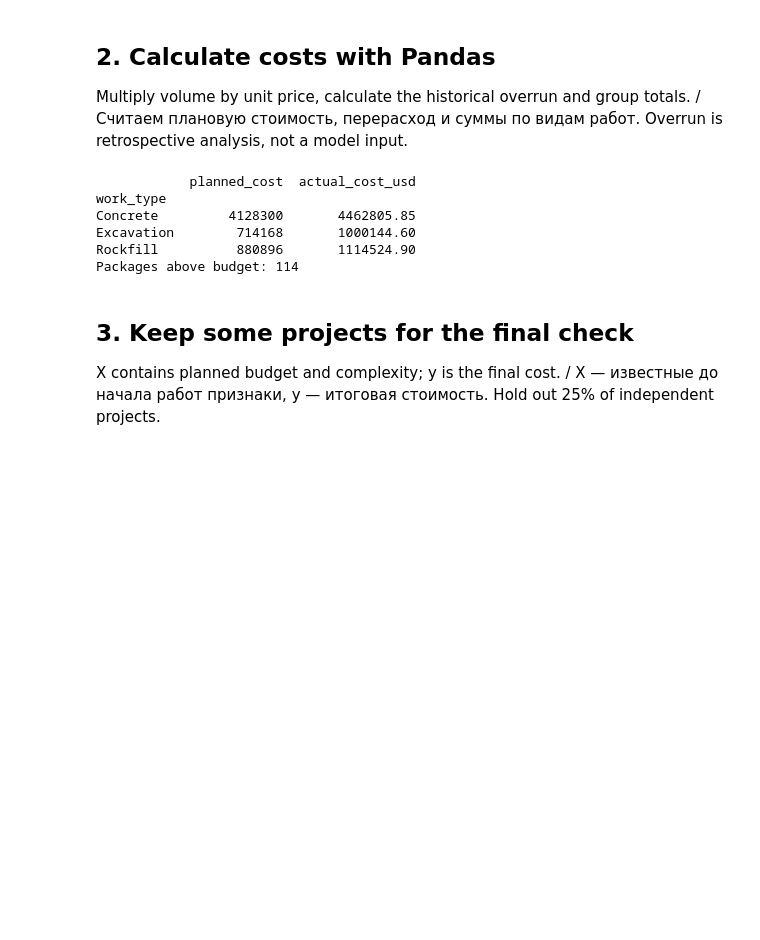
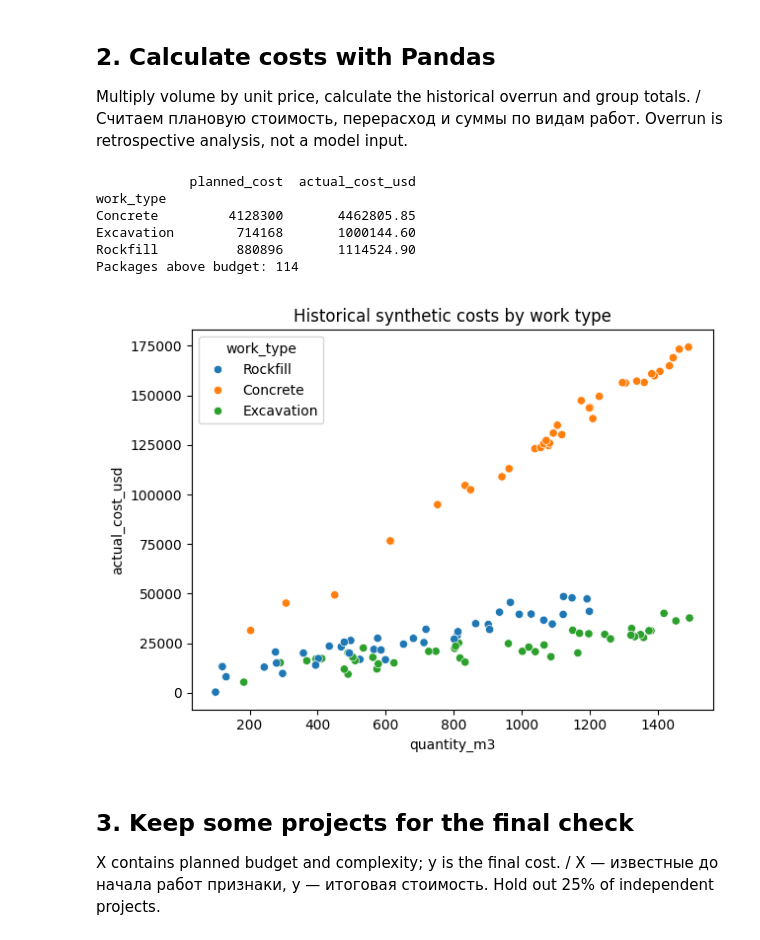
Before and after one commit to murod1977/data-science-machine-learning., a Jupyter notebook: 01_construction_cost_prediction/walkthrough.ipynb, the cells around one changed output. Drawn from its saved outputs; the diff is of its cells as text; code cells hidden in the pictures; blank space fills up the shorter version.

Commit message:
Start projects with Pandas exploration and Seaborn charts; remove interview prompts

```diff
--- a/01_construction_cost_prediction/walkthrough.ipynb
+++ b/01_construction_cost_prediction/walkthrough.ipynb
@@ -32,17 +45,23 @@ Multiply volume by unit price, calculate the historical overrun and group totals
 # %%
 df["planned_cost"] = df["quantity_m3"] * df["unit_price_usd"]
 df["overrun"] = df["actual_cost_usd"] - df["planned_cost"]
 df["overrun_percent"] = df["overrun"] / df["planned_cost"] * 100
 summary = df.groupby("work_type")[["planned_cost", "actual_cost_usd"]].sum()
 print(summary.round(2).to_string())
 print("Packages above budget:", len(df[df["overrun"] > 0]))
+sns.scatterplot(data=df, x="quantity_m3", y="actual_cost_usd", hue="work_type")
+plt.title("Historical synthetic costs by work type")
+plt.tight_layout()
+plt.savefig("results/pandas_exploration.png")
+plt.close()
 # %% [output]
             planned_cost  actual_cost_usd
 work_type
 Concrete         4128300       4462805.85
 Excavation        714168       1000144.60
 Rockfill          880896       1114524.90
 Packages above budget: 114
+[figure, added]
 # %% [markdown]
 ## 3. Keep some projects for the final check
 X contains planned budget and complexity; y is the final cost. / X — известные до начала работ признаки, y — итоговая стоимость. Hold out 25% of independent projects.
```
Also changed, not shown: parts of 5 cells of this notebook, 19 other files.
